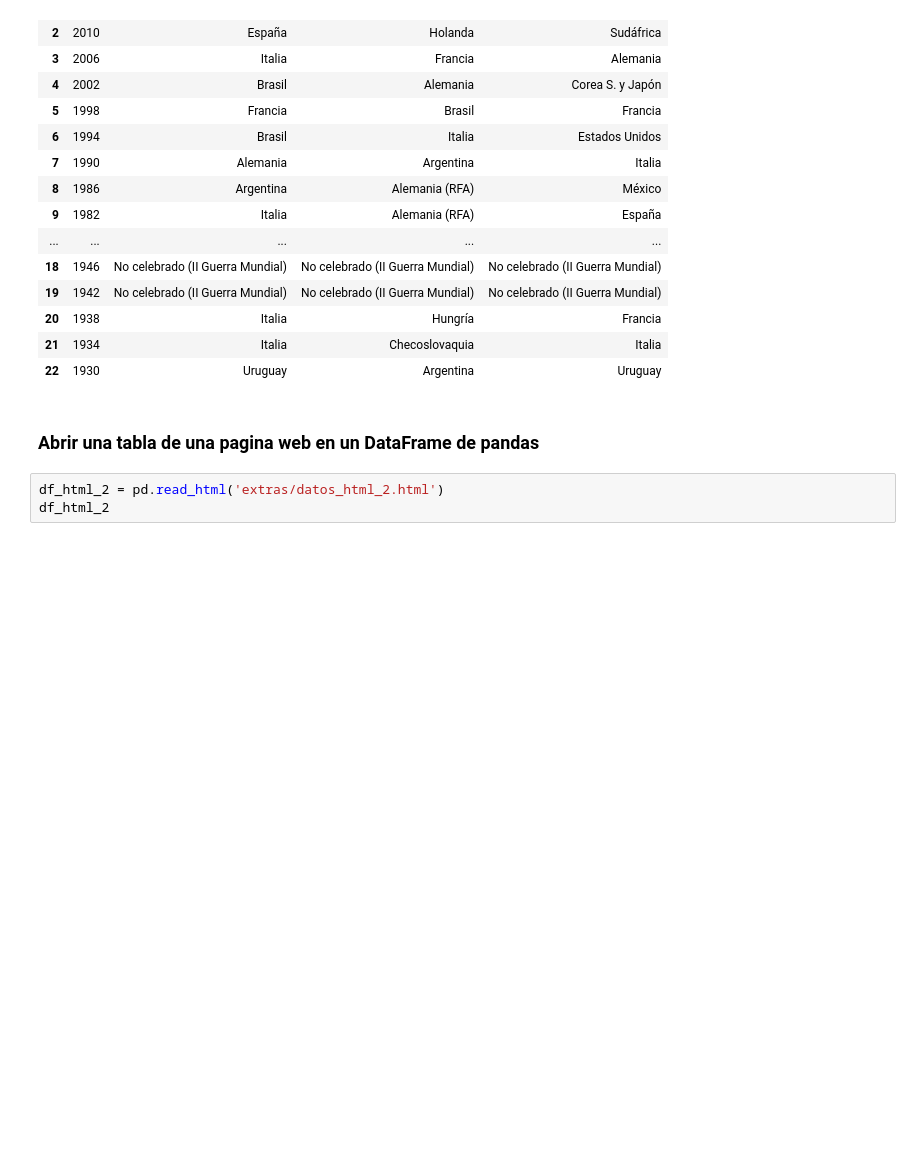
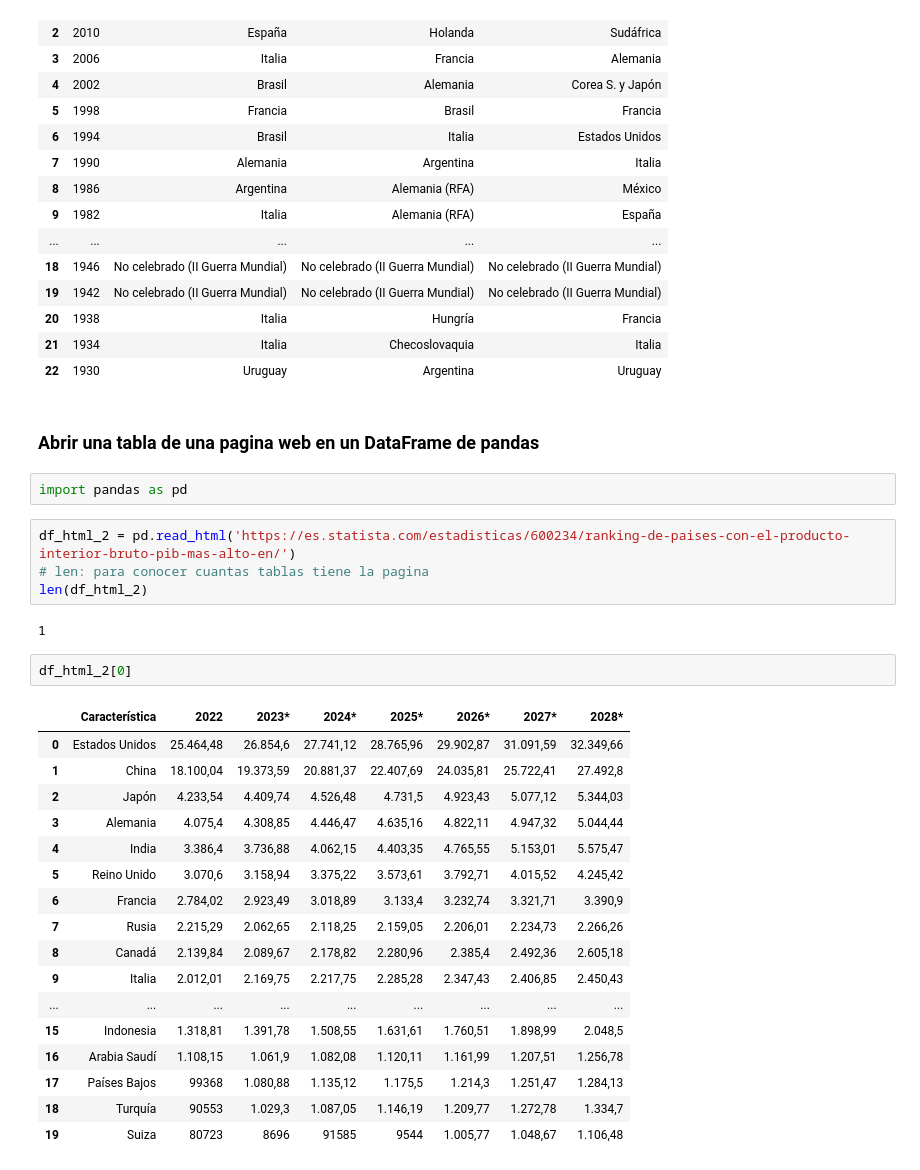
Before and after one commit to AngelMasterr/Python-para-Data-Science, a Jupyter notebook: Pandas - Tratamiento y Analisis de datos/Python_Data_Science/Importando_Bases_de_Datos.ipynb, the cells around one changed output. Drawn from its saved outputs; the diff is of its cells as text; blank space fills up the shorter version.

```diff
--- a/Pandas - Tratamiento y Analisis de datos/Python_Data_Science/Importando_Bases_de_Datos.ipynb
+++ b/Pandas - Tratamiento y Analisis de datos/Python_Data_Science/Importando_Bases_de_Datos.ipynb
@@ -129,6 +129,31 @@ df_html[0]
 | 22 | 1930 | Uruguay | Argentina | Uruguay |
 # %% [markdown]
 ### Abrir una tabla de una pagina web en un DataFrame de pandas
-# %%
-df_html_2 = pd.read_html('extras/datos_html_2.html')
-df_html_2
+# %%
+import pandas as pd
+# %%
+df_html_2 = pd.read_html('https://es.statista.com/estadisticas/600234/ranking-de-paises-con-el-producto-interior-bruto-pib-mas-alto-en/')
+# len: para conocer cuantas tablas tiene la pagina
+len(df_html_2)
+# %% [output]
+1
+# %%
+df_html_2[0]
+# %% [output]
+|  | Característica | 2022 | 2023* | 2024* | 2025* | 2026* | 2027* | 2028* |
+| 0 | Estados Unidos | 25.464,48 | 26.854,6 | 27.741,12 | 28.765,96 | 29.902,87 | 31.091,59 | 32.349,66 |
+| 1 | China | 18.100,04 | 19.373,59 | 20.881,37 | 22.407,69 | 24.035,81 | 25.722,41 | 27.492,8 |
+| 2 | Japón | 4.233,54 | 4.409,74 | 4.526,48 | 4.731,5 | 4.923,43 | 5.077,12 | 5.344,03 |
+| 3 | Alemania | 4.075,4 | 4.308,85 | 4.446,47 | 4.635,16 | 4.822,11 | 4.947,32 | 5.044,44 |
+| 4 | India | 3.386,4 | 3.736,88 | 4.062,15 | 4.403,35 | 4.765,55 | 5.153,01 | 5.575,47 |
+| 5 | Reino Unido | 3.070,6 | 3.158,94 | 3.375,22 | 3.573,61 | 3.792,71 | 4.015,52 | 4.245,42 |
+| 6 | Francia | 2.784,02 | 2.923,49 | 3.018,89 | 3.133,4 | 3.232,74 | 3.321,71 | 3.390,9 |
+| 7 | Rusia | 2.215,29 | 2.062,65 | 2.118,25 | 2.159,05 | 2.206,01 | 2.234,73 | 2.266,26 |
+| 8 | Canadá | 2.139,84 | 2.089,67 | 2.178,82 | 2.280,96 | 2.385,4 | 2.492,36 | 2.605,18 |
+| 9 | Italia | 2.012,01 | 2.169,75 | 2.217,75 | 2.285,28 | 2.347,43 | 2.406,85 | 2.450,43 |
+| ... | ... | ... | ... | ... | ... | ... | ... | ... |
+| 15 | Indonesia | 1.318,81 | 1.391,78 | 1.508,55 | 1.631,61 | 1.760,51 | 1.898,99 | 2.048,5 |
+| 16 | Arabia Saudí | 1.108,15 | 1.061,9 | 1.082,08 | 1.120,11 | 1.161,99 | 1.207,51 | 1.256,78 |
+| 17 | Países Bajos | 99368 | 1.080,88 | 1.135,12 | 1.175,5 | 1.214,3 | 1.251,47 | 1.284,13 |
+| 18 | Turquía | 90553 | 1.029,3 | 1.087,05 | 1.146,19 | 1.209,77 | 1.272,78 | 1.334,7 |
+| 19 | Suiza | 80723 | 8696 | 91585 | 9544 | 1.005,77 | 1.048,67 | 1.106,48 |
```
Also changed, not shown: 1 other file.
